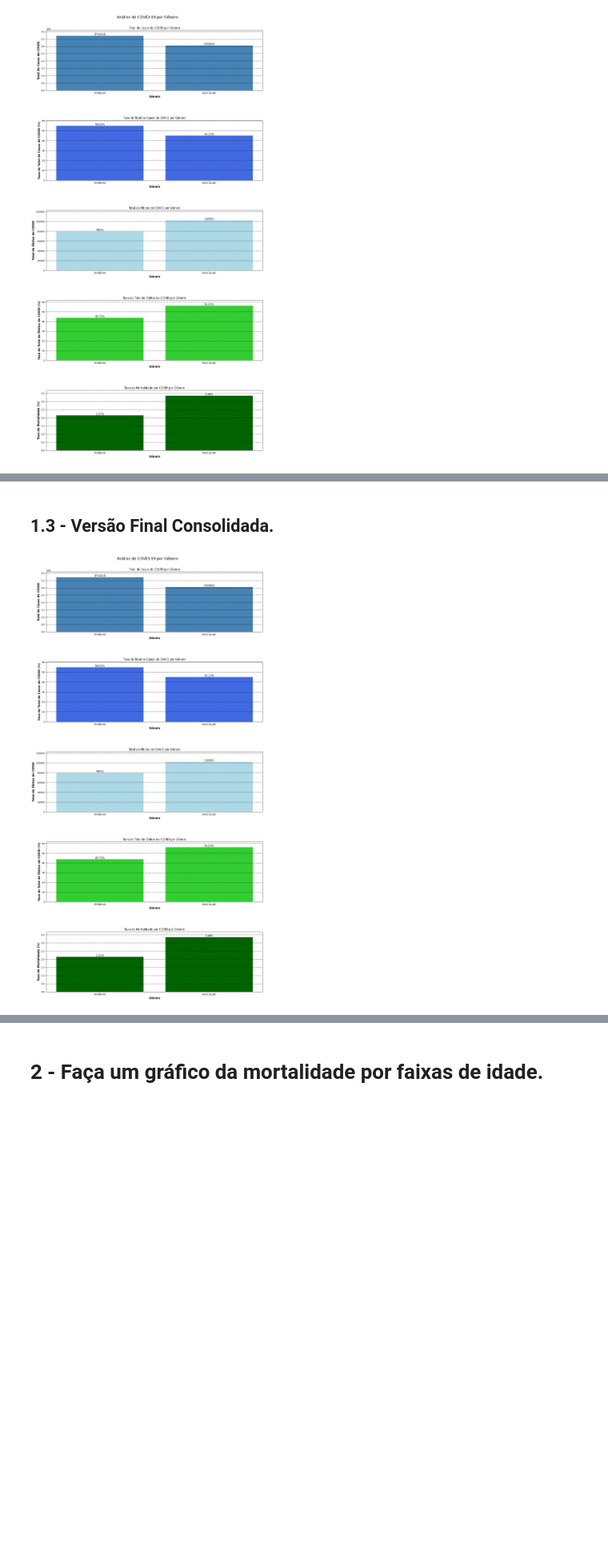
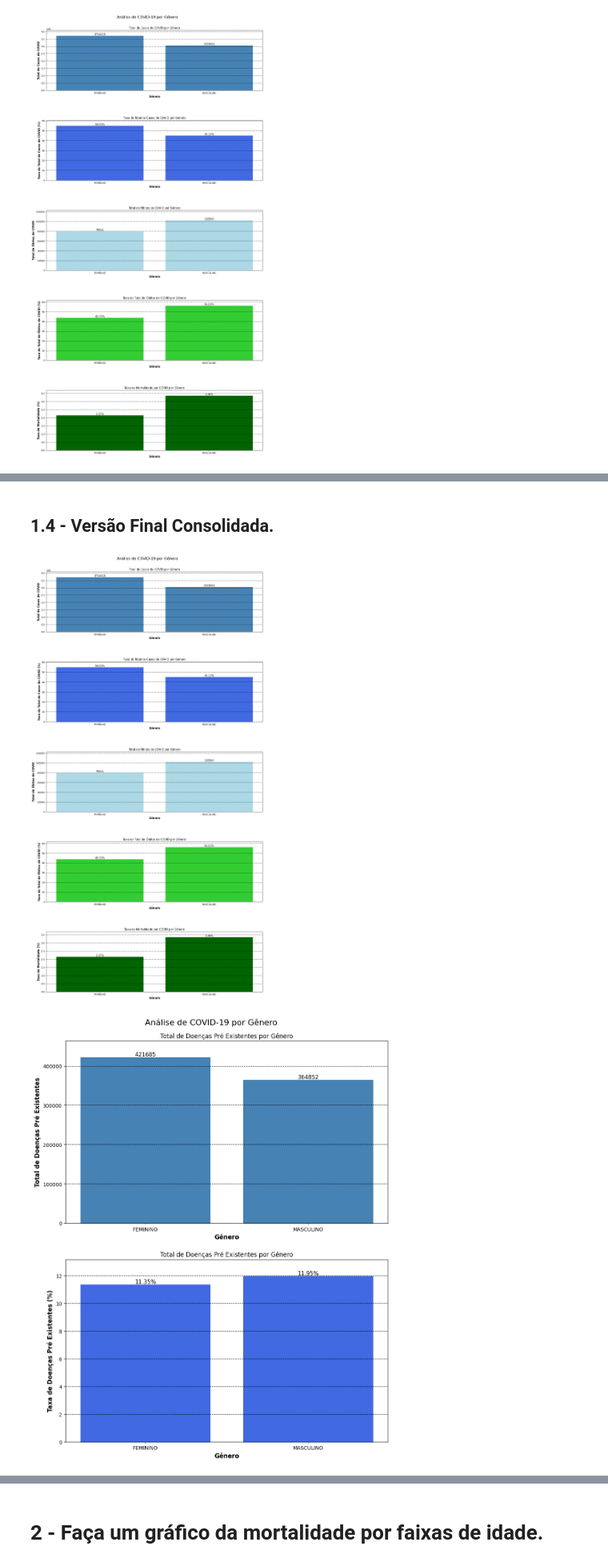
Before and after one commit to Daniel-Sottovia/Absolute, a Jupyter notebook: Controle de Versao/analisa_1.ipynb, the cells around one changed output, grey strips where cells are left out. Shown at 80% size. Saved outputs shown, nothing was run; the diff lists cells and outputs as text; code cells hidden in the pictures; blank space fills up the shorter version.

```diff
--- a/Controle de Versao/analisa_1.ipynb
+++ b/Controle de Versao/analisa_1.ipynb
@@ -411,21 +537,28 @@ grafico_taxa_mortalidade(df_dados=planilha_grafico_ex_1)
 # %% [markdown]
-## 1.3 - Versão Final Consolidada.
+## 1.4 - Versão Final Consolidada.
 # %%
 path = "D:\\Python\\finance\\Absolute\\Dados\\20240120_Casos_e_obitos_ESP\\tmp\\tmpi0lf4neq\\20240120_Casos_e_obitos_ESP.csv"
 
-# Lendo CSV
+# Lendo CSV.
 dados_csv_1 = ler_csv(path= path)
 
-# Tratamento da Coluna "Genero", removendo os NaN e os dados divergentes
+# Tratamento da Coluna "Genero", removendo os NaN e os dados divergentes.
 dados_csv_2 = tratamento_coluna_genero(df_dados = dados_csv_1)
 
-# Obter casos de COVID e Óbitos, consolidando a Taxa de Mortalidade
+# Obter casos de COVID e Óbitos, consolidando a Taxa de Mortalidade.
 dados_consolidados = casos_covid_obito(df_dados= dados_csv_2)
 
-# Plotagem de gráficos para a visualização das informações
+# Plotagem de gráficos para a visualização das informações sobre o número de casos de COVID e os Óbitos por gênero.
 grafico_taxa_mortalidade(df_dados= dados_consolidados)
+
+# Analisando a presença de Doenças Pré-Existentes por gênero.
+dados_doencas_pre_existentes = contagem_doenca(df_dados= dados_csv_2)
+
+# Plotagem de gráficos dos dados de Doenças Pré-Existentes por gênero.
+grafico_pre_existentes(df_dados= dados_doencas_pre_existentes)
 # %% [output]
 [figure]
+[figure, added]
 # %% [markdown]
 ### Resposta
 É notável que o gênero FEMININO representa o maior número de casos de COVID, correspondendo a 54.89% dos casos, enquanto o gênero MASCULINO representa 45.11%. No entanto, quando se analisa os dados de número de óbitos, o gênero MASCULINO representa 56.21% dos óbitos, e o gênero FEMININO corresponde a 43.79%. Isso deixa claro que a taxa de mortalidade é superior para o gênero MASCULINO em relação ao gênero FEMININO, sendo respectivamente 3.36% e 2.15%.
```
Also changed, not shown: parts of 9 cells of this notebook.
